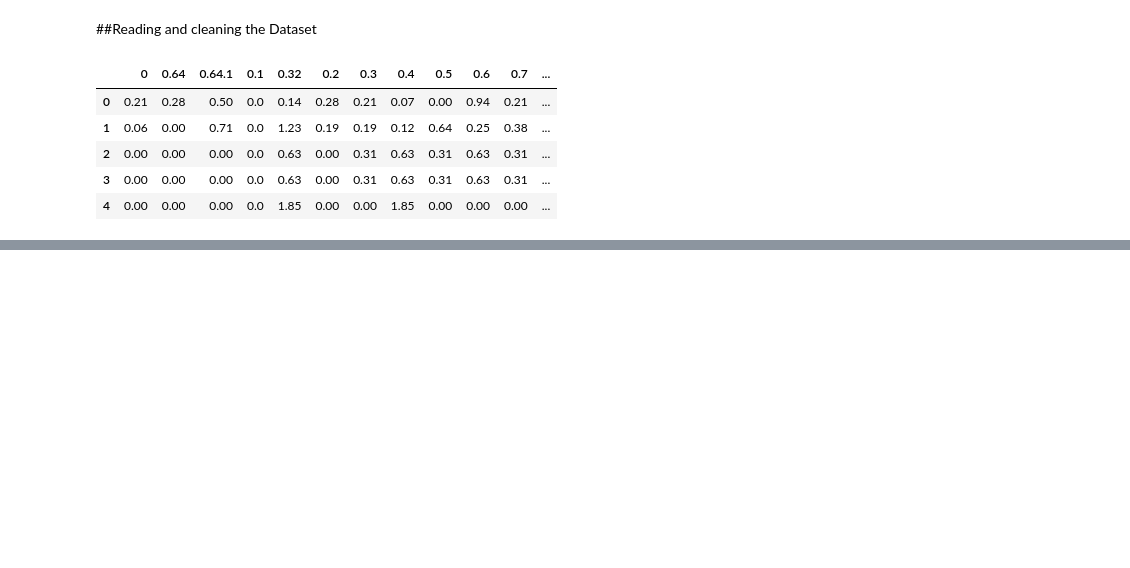
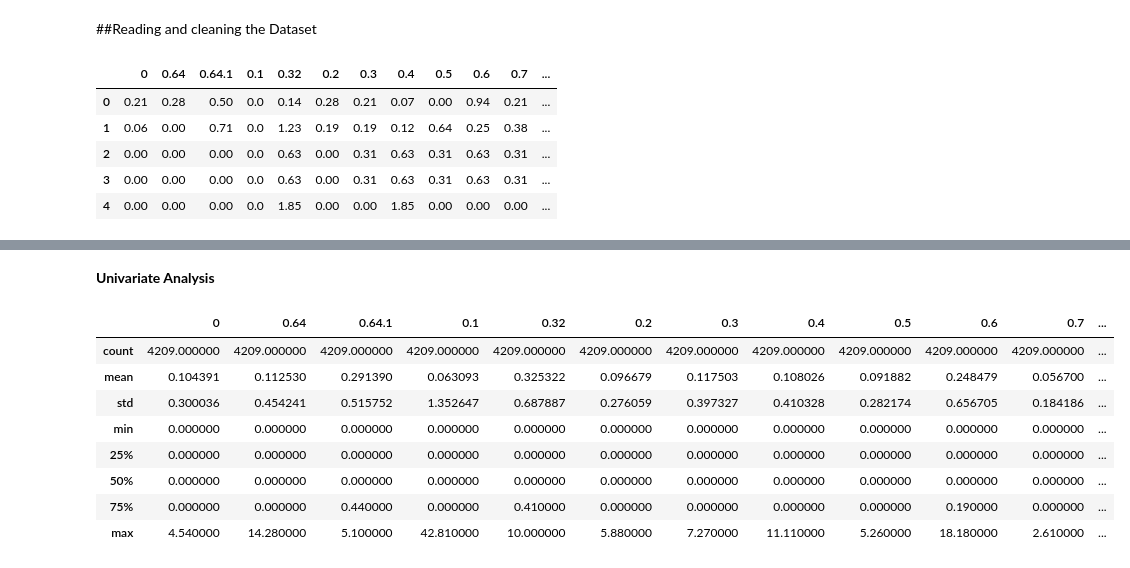
Before and after one commit to abdullatif14/KNN-and-Naive-Bayes-week9, a Jupyter notebook: Naive_Bayes.ipynb, the cells around one changed output, grey strips where cells are left out. Drawn from its saved outputs; the diff is of its cells as text; code cells hidden in the pictures; blank space fills up the shorter version.

```diff
--- a/Naive_Bayes.ipynb
+++ b/Naive_Bayes.ipynb
@@ -19,0 +112,17 @@ df.head()
+# %% [markdown]
+**Univariate Analysis**
+# %%
+# we can literally see there outliers in our datasets
+# we wont drop them since they might useful to our data
+# Lets see our data's central tendency
+spam1.describe()
+# %% [output]
+|  | 0 | 0.64 | 0.64.1 | 0.1 | 0.32 | 0.2 | 0.3 | 0.4 | 0.5 | 0.6 | 0.7 | ... |
+| count | 4209.000000 | 4209.000000 | 4209.000000 | 4209.000000 | 4209.000000 | 4209.000000 | 4209.000000 | 4209.000000 | 4209.000000 | 4209.000000 | 4209.000000 | ... |
+| mean | 0.104391 | 0.112530 | 0.291390 | 0.063093 | 0.325322 | 0.096679 | 0.117503 | 0.108026 | 0.091882 | 0.248479 | 0.056700 | ... |
+| std | 0.300036 | 0.454241 | 0.515752 | 1.352647 | 0.687887 | 0.276059 | 0.397327 | 0.410328 | 0.282174 | 0.656705 | 0.184186 | ... |
+| min | 0.000000 | 0.000000 | 0.000000 | 0.000000 | 0.000000 | 0.000000 | 0.000000 | 0.000000 | 0.000000 | 0.000000 | 0.000000 | ... |
+| 25% | 0.000000 | 0.000000 | 0.000000 | 0.000000 | 0.000000 | 0.000000 | 0.000000 | 0.000000 | 0.000000 | 0.000000 | 0.000000 | ... |
+| 50% | 0.000000 | 0.000000 | 0.000000 | 0.000000 | 0.000000 | 0.000000 | 0.000000 | 0.000000 | 0.000000 | 0.000000 | 0.000000 | ... |
+| 75% | 0.000000 | 0.000000 | 0.440000 | 0.000000 | 0.410000 | 0.000000 | 0.000000 | 0.000000 | 0.000000 | 0.190000 | 0.000000 | ... |
+| max | 4.540000 | 14.280000 | 5.100000 | 42.810000 | 10.000000 | 5.880000 | 7.270000 | 11.110000 | 5.260000 | 18.180000 | 2.610000 | ... |
```
Also changed, not shown: parts of 61 cells of this notebook.
